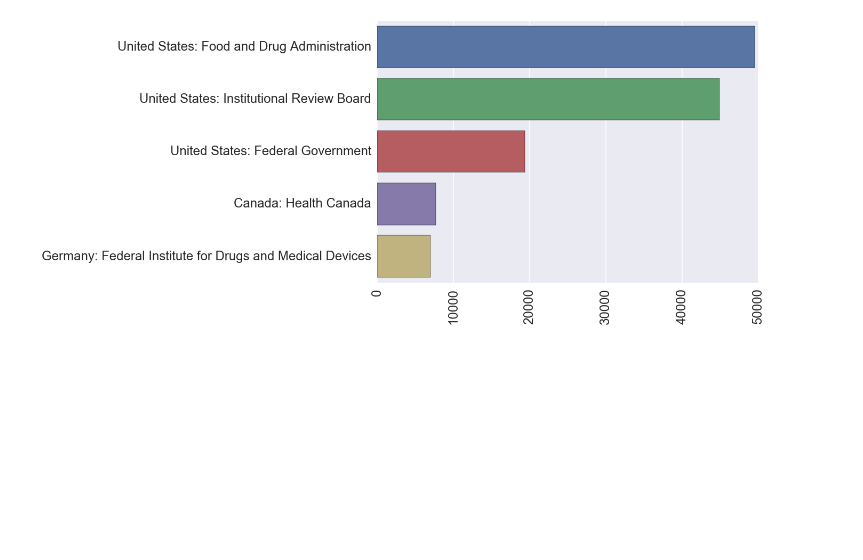
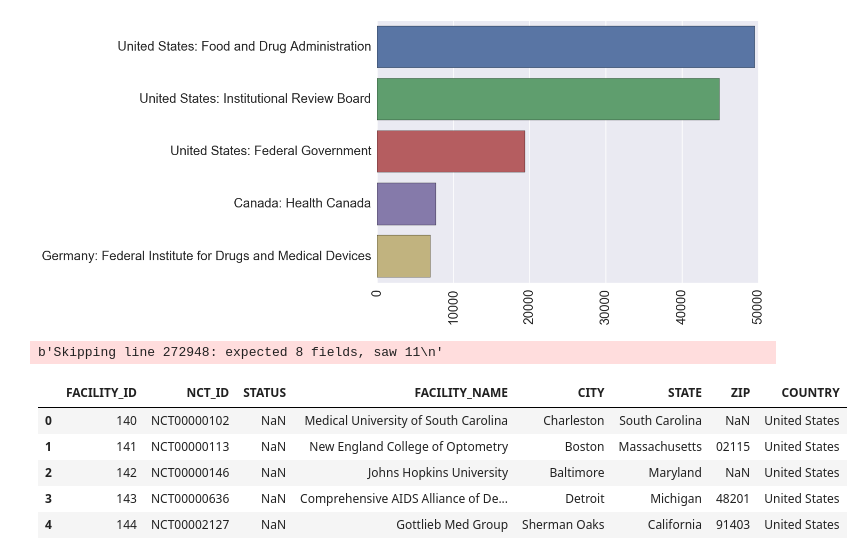
Before and after one commit to szeitlin/clinicaltrials, a Jupyter notebook: 07182016_initial_eda_contn.ipynb, the cells around one changed output. Saved outputs shown, nothing was run; the diff lists cells and outputs as text; code cells hidden in the pictures; blank space fills up the shorter version.

```diff
--- a/07182016_initial_eda_contn.ipynb
+++ b/07182016_initial_eda_contn.ipynb
@@ -240,3 +240,14 @@ def make_countplot(df, colname, top=20):
 make_countplot(places, 'AUTHORITY', top=5)
 # %% [output]
 [figure]
+# %%
+facilities = pd.read_csv('facilities.txt', sep='|', error_bad_lines=False)
+facilities.head()
+# %% [output]
+b'Skipping line 272948: expected 8 fields, saw 11\n'
+|  | FACILITY_ID | NCT_ID | STATUS | FACILITY_NAME | CITY | STATE | ZIP | COUNTRY |
+| 0 | 140 | NCT00000102 | NaN | Medical University of South Carolina | Charleston | South Carolina | NaN | United States |
+| 1 | 141 | NCT00000113 | NaN | New England College of Optometry | Boston | Massachusetts | 02115 | United States |
+| 2 | 142 | NCT00000146 | NaN | Johns Hopkins University | Baltimore | Maryland | NaN | United States |
+| 3 | 143 | NCT00000636 | NaN | Comprehensive AIDS Alliance of De... | Detroit | Michigan | 48201 | United States |
+| 4 | 144 | NCT00002127 | NaN | Gottlieb Med Group | Sherman Oaks | California | 91403 | United States |
```
Also changed, not shown: parts of 2 cells of this notebook, 2 other files.
